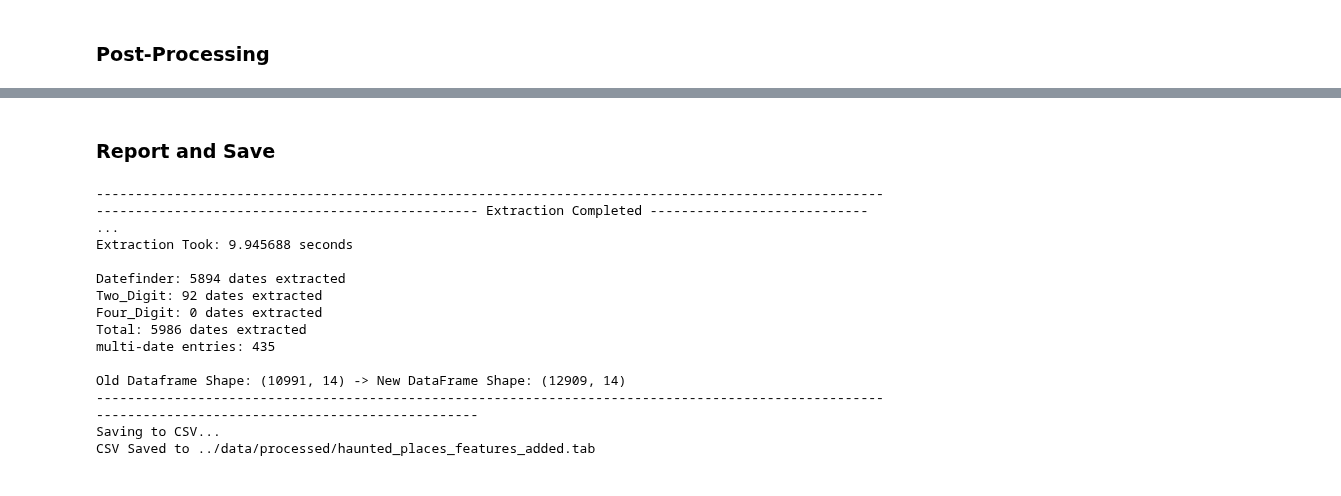
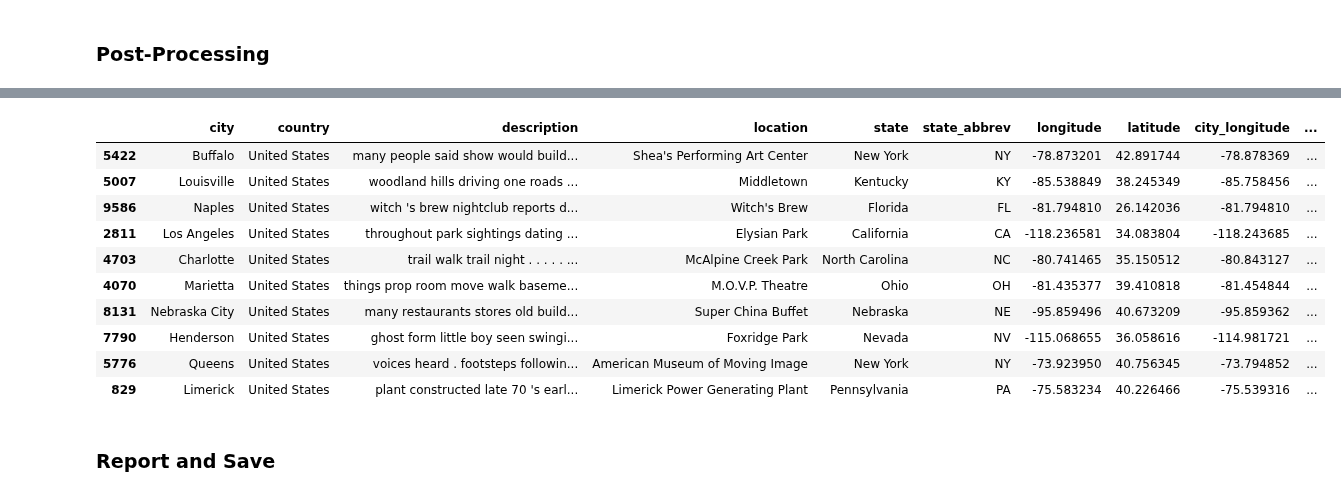
Before and after one commit to dgottschalk03/dsci_550_a1, a Jupyter notebook: notebooks/1.03-dg-haunted_places-date_features.ipynb, the cells around one changed output, grey strips where cells are left out. Drawn from its saved outputs; the diff is of its cells as text; code cells hidden in the pictures.

Commit message:
Fixed Dates

```diff
--- a/notebooks/1.03-dg-haunted_places-date_features.ipynb
+++ b/notebooks/1.03-dg-haunted_places-date_features.ipynb
@@ -107,10 +133,11 @@ end = time.time()
 # %% [markdown]
 ### Post-Processing
 # %%
+print("Extract Data for Cleaned Dataset")
 ## Extract Counts From Each Method ##
-df["Datefinder_Extracts"] = df["Haunted_Places_Date"].apply(lambda x: x["datefinder_count"])
-df["Two_Digit_Extracts"] = df["Haunted_Places_Date"].apply(lambda x: x["two_digit_pattern_count"])
-df["Four_Digit_Extracts"] = df["Haunted_Places_Date"].apply(lambda x: x["four_digit_pattern_count"])
+df["Datefinder_Extracts"] = df["Haunted_Places_Date_Cleaned"].apply(lambda x: x["datefinder_count"])
+df["Two_Digit_Extracts"] = df["Haunted_Places_Date_Cleaned"].apply(lambda x: x["two_digit_pattern_count"])
+df["Four_Digit_Extracts"] = df["Haunted_Places_Date_Cleaned"].apply(lambda x: x["four_digit_pattern_count"])
 
 
 date_finder_total = df["Datefinder_Extracts"].sum()
@@ -122,8 +149,6 @@ extract_printout = [("Datefinder", date_finder_total),
                     ("Four_Digit",four_digit_total),
                     ("Total", date_finder_total + two_digit_total + four_digit_total)]
 
-## Overwrite Date Column To Exclude Counts ##
-df["Haunted_Places_Date"] = df["Haunted_Places_Date"].apply(lambda x: x["dates"])
 
 ## Find Multi Date Entries ##
 multi_date_idx = df["Haunted_Places_Date"].apply(lambda x : len(x) > 2 if isinstance(x, list) else False)
@@ -135,3 +160,11 @@ exploded_df = df.explode("Haunted_Places_Date")
 exploded_df['Haunted_Places_Date'].apply(lambda x: x[0] if isinstance(x, list) else x)
 ## Convert to Datetime. Fillna with [2025, 1, 1] ##
 exploded_df["Haunted_Places_Date"] = pd.to_datetime(exploded_df["Haunted_Places_Date"], errors="coerce").fillna(datetime.datetime(2025, 1, 1))
+
+## Printout Report ##
+print("-" * 150, "Extraction Completed", "-" * 150)
+print(f"Extraction Took: {end - start:.6f} seconds", end = "\n\n")
+print("\n".join([f"{extract_str[0]}: {extract_str[1]} dates extracted" for extract_str in extract_printout]))
+print(f"multi-date entries: {len(multi_date_entries)}", end = "\n\n")
+print(f"Old Dataframe Shape: {df.shape} -> New DataFrame Shape: {exploded_df.shape}")
+print("-" * 150)
@@ -151,15 +245,24 @@ df.loc[9520, "Haunted_Places_Date"]
+# %%
+random.seed(60)
+true_Flags = exploded_df[exploded_df["Haunted_Places_Date"] != datetime.datetime(2025, 1, 1)]
+spotCheck = [random.randint(0, len(true_Flags) -1) for x in range(10)]
+
+true_Flags.iloc[spotCheck]
+# %% [output]
+|  | city | country | description | location | state | state_abbrev | longitude | latitude | city_longitude | ... |
+| 5422 | Buffalo | United States | many people said show would build... | Shea's Performing Art Center | New York | NY | -78.873201 | 42.891744 | -78.878369 | ... |
+| 5007 | Louisville | United States | woodland hills driving one roads ... | Middletown | Kentucky | KY | -85.538849 | 38.245349 | -85.758456 | ... |
+| 9586 | Naples | United States | witch 's brew nightclub reports d... | Witch's Brew | Florida | FL | -81.794810 | 26.142036 | -81.794810 | ... |
+| 2811 | Los Angeles | United States | throughout park sightings dating ... | Elysian Park | California | CA | -118.236581 | 34.083804 | -118.243685 | ... |
+| 4703 | Charlotte | United States | trail walk trail night . . . . . ... | McAlpine Creek Park | North Carolina | NC | -80.741465 | 35.150512 | -80.843127 | ... |
+| 4070 | Marietta | United States | things prop room move walk baseme... | M.O.V.P. Theatre | Ohio | OH | -81.435377 | 39.410818 | -81.454844 | ... |
+| 8131 | Nebraska City | United States | many restaurants stores old build... | Super China Buffet | Nebraska | NE | -95.859496 | 40.673209 | -95.859362 | ... |
+| 7790 | Henderson | United States | ghost form little boy seen swingi... | Foxridge Park | Nevada | NV | -115.068655 | 36.058616 | -114.981721 | ... |
+| 5776 | Queens | United States | voices heard . footsteps followin... | American Museum of Moving Image | New York | NY | -73.923950 | 40.756345 | -73.794852 | ... |
+| 829 | Limerick | United States | plant constructed late 70 's earl... | Limerick Power Generating Plant | Pennsylvania | PA | -75.583234 | 40.226466 | -75.539316 | ... |
 # %% [markdown]
 ### Report and Save
 # %%
-## Printout Report ##
-print("-" * 150, "Extraction Completed", "-" * 150)
-print(f"Extraction Took: {end - start:.6f} seconds", end = "\n\n")
-print("\n".join([f"{extract_str[0]}: {extract_str[1]} dates extracted" for extract_str in extract_printout]))
-print(f"multi-date entries: {len(multi_date_entries)}", end = "\n\n")
-print(f"Old Dataframe Shape: {df.shape} -> New DataFrame Shape: {exploded_df.shape}")
-print("-" * 150)
-
-
 ## Save CSV ##
 print("Saving to CSV...")
 
@@ -173,7 +276,6 @@ for feature in feature_names:
     # If it exists, update values
     if feature in out_df.columns:
         out_df[feature].update(df[feature].values)
-        out_df[feature] = df[feature].values
 
     # If not add entire column
     else:
@@ -182,17 +284,3 @@ for feature in feature_names:
 out_df.to_csv(f"{outfile}", sep = "\t", index = False)
 
 print(f"CSV Saved to {outfile}")
-# %% [output]
------------------------------------------------------------------------------------------------------------------------------------------------------- Extraction Completed ---------------------------- ...
-Extraction Took: 9.945688 seconds
-
-Datefinder: 5894 dates extracted
-Two_Digit: 92 dates extracted
-Four_Digit: 0 dates extracted
-Total: 5986 dates extracted
-multi-date entries: 435
-
-Old Dataframe Shape: (10991, 14) -> New DataFrame Shape: (12909, 14)
-------------------------------------------------------------------------------------------------------------------------------------------------------
-Saving to CSV...
-CSV Saved to ../data/processed/haunted_places_features_added.tab
```
Also changed, not shown: parts of 8 cells of this notebook, 5 other files.
